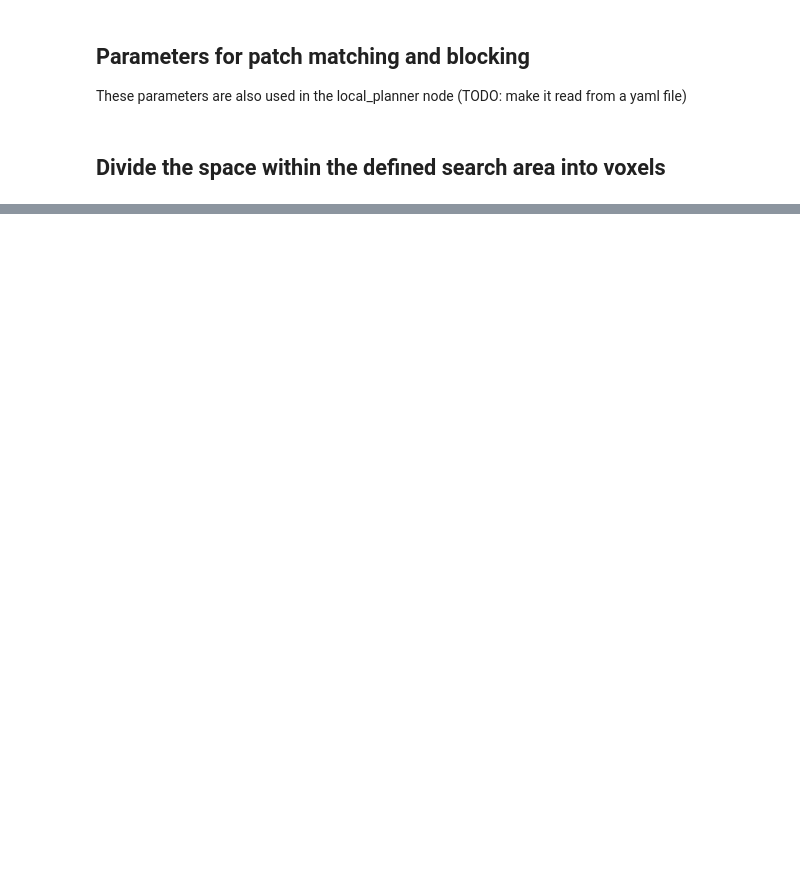
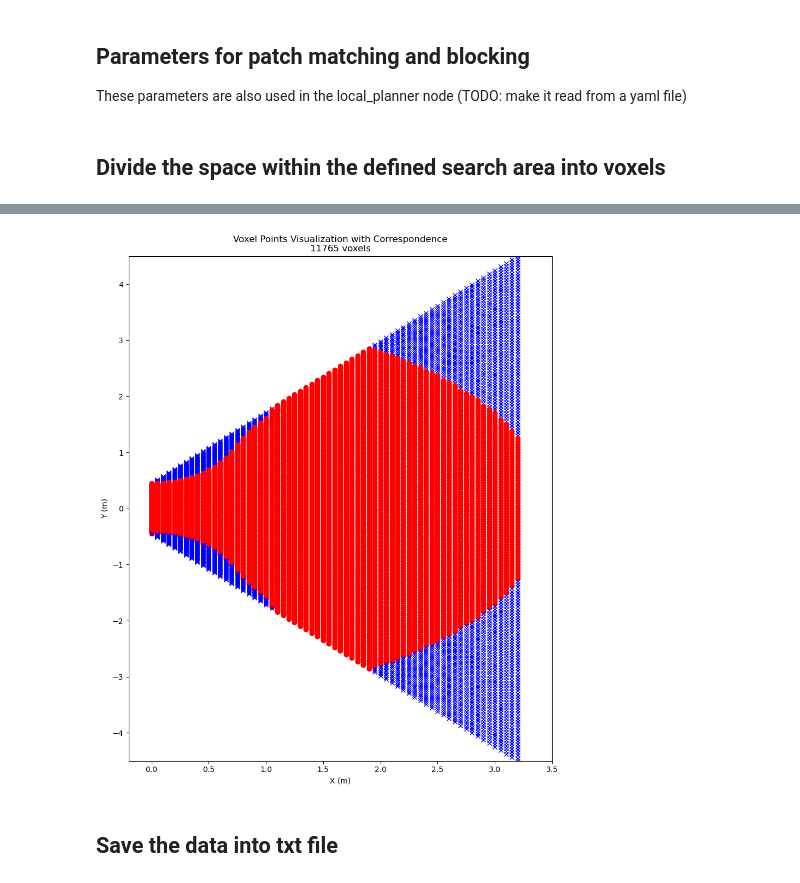
Before and after one commit to g1y5x3/local_planner_motion_primitives, a Jupyter notebook: src/path_generator.ipynb, the cells around one changed output, grey strips where cells are left out. Saved outputs shown, nothing was run; the diff lists cells and outputs as text; code cells hidden in the pictures; blank space fills up the shorter version.

```diff
--- a/src/path_generator.ipynb
+++ b/src/path_generator.ipynb
@@ -131,0 +131,20 @@ len(indices)
+# %%
+fig = plt.figure(figsize=(10, 12))
+ax = fig.add_subplot(111)
+
+for i, index in enumerate(indices):
+    if index:
+        ax.plot(voxel_points[i, 0], voxel_points[i, 1], marker='o', color='red', linestyle='none')
+    else:
+        ax.plot(voxel_points[i, 0], voxel_points[i, 1], marker='x', color='blue', linestyle='none')
+
+ax.set_title(f'Voxel Points Visualization with Correspondence\n{len(voxel_points)} voxels')
+ax.set_xlim([-0.2, 3.5])
+ax.set_ylim([-4.5, 4.5])
+plt.xlabel('X (m)')
+plt.ylabel('Y (m)')
+plt.show()
+# %% [output]
+[figure, added]
+# %% [markdown]
+## Save the data into txt file
```
Also changed, not shown: parts of 10 cells of this notebook, 4 other files.
